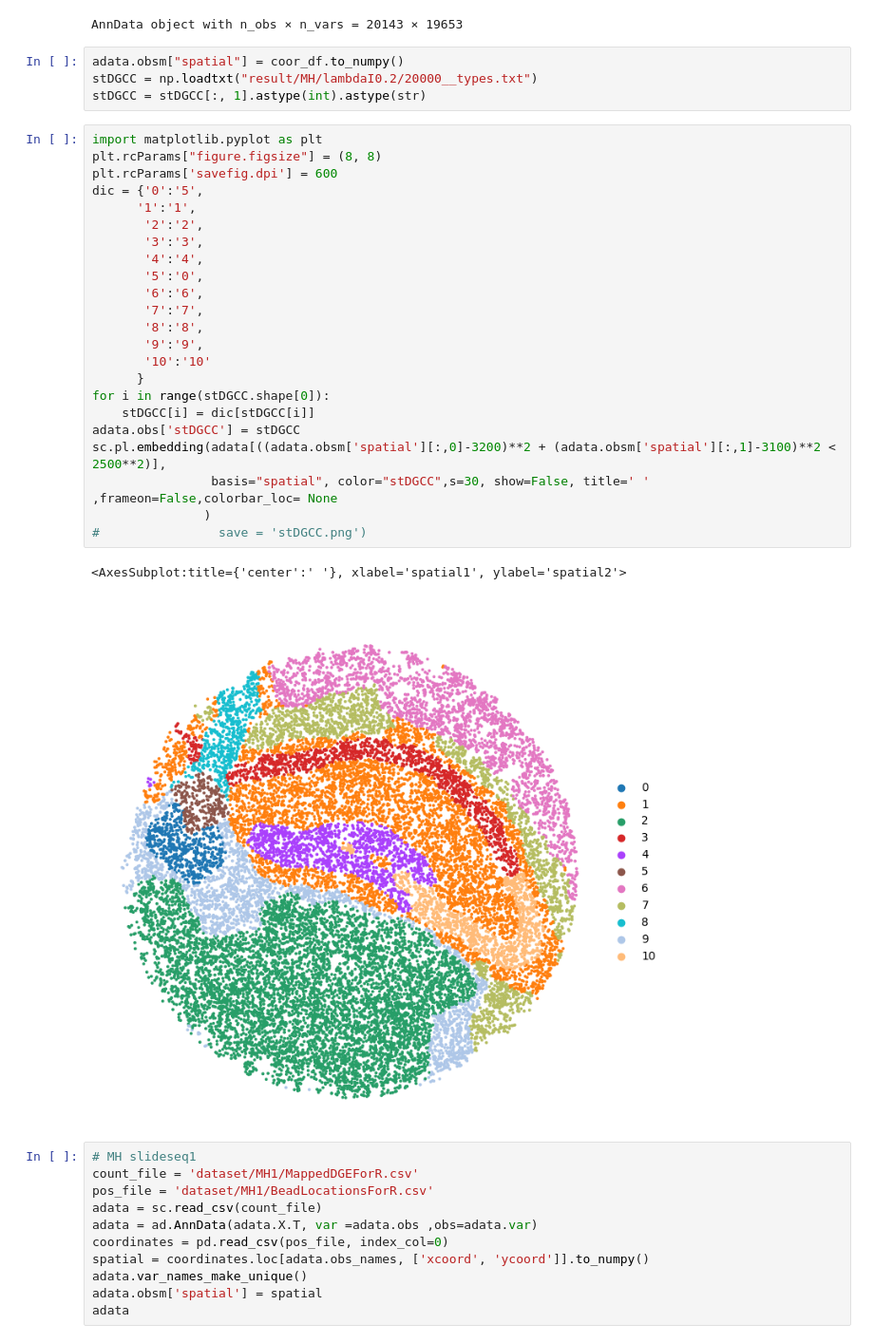
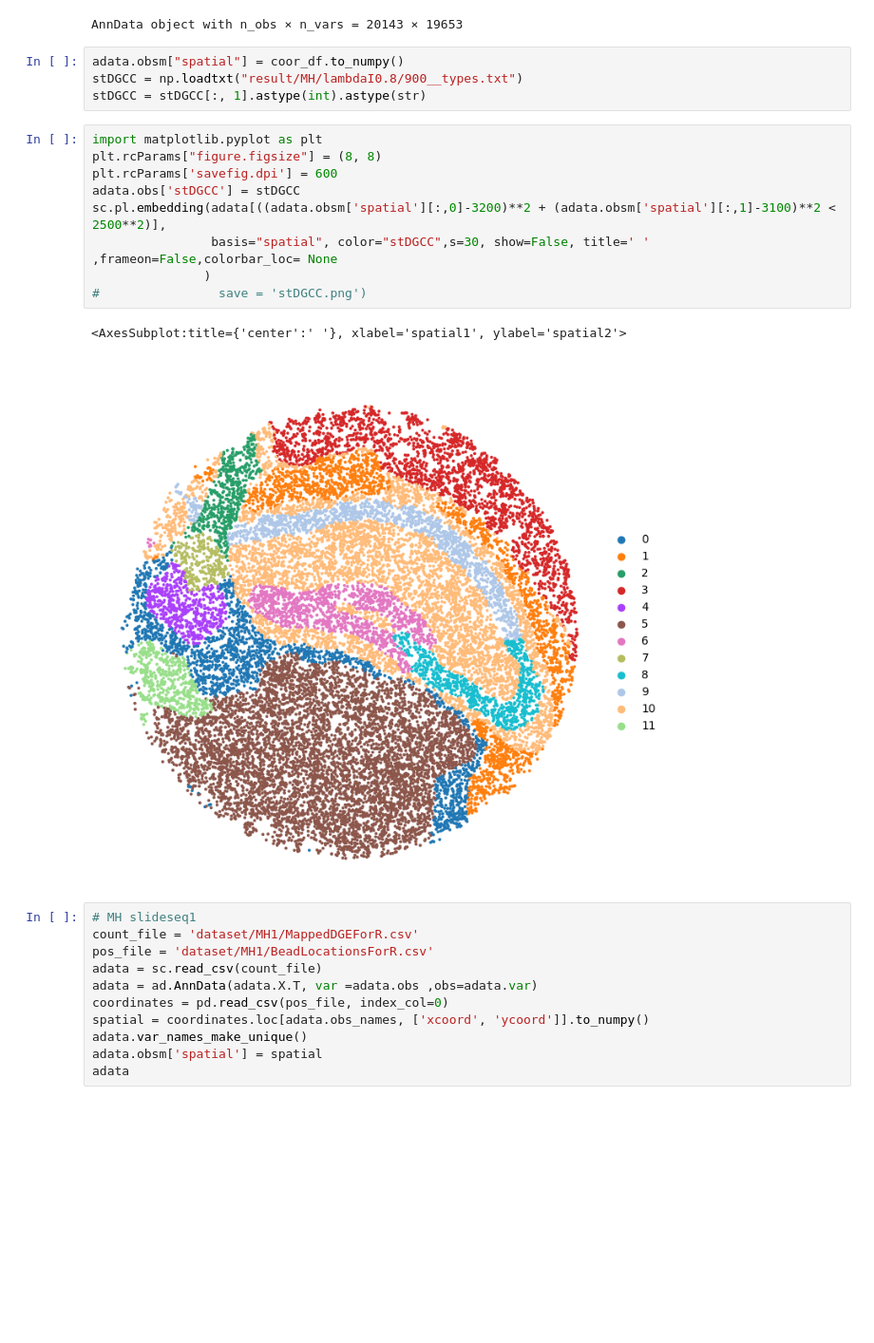
Before and after one commit to TimE9527/stDGCC, a Jupyter notebook: ARI&NMI.ipynb, the cells around one changed output. Shown at 95% size. Cells and saved outputs as stored; diff of their text form; blank space fills up the shorter version.

```diff
--- a/ARI&NMI.ipynb
+++ b/ARI&NMI.ipynb
@@ -48,34 +48,20 @@ adata
 AnnData object with n_obs × n_vars = 20143 × 19653
 # %%
 adata.obsm["spatial"] = coor_df.to_numpy()
-stDGCC = np.loadtxt("result/MH/lambdaI0.2/20000__types.txt")
+stDGCC = np.loadtxt("result/MH/lambdaI0.8/900__types.txt")
 stDGCC = stDGCC[:, 1].astype(int).astype(str)
 # %%
 import matplotlib.pyplot as plt
 plt.rcParams["figure.figsize"] = (8, 8)
 plt.rcParams['savefig.dpi'] = 600
-dic = {'0':'5',
-      '1':'1',
-       '2':'2',
-       '3':'3',
-       '4':'4',
-       '5':'0',
-       '6':'6',
-       '7':'7',
-       '8':'8',
-       '9':'9',
-       '10':'10'
-      }
-for i in range(stDGCC.shape[0]):
-    stDGCC[i] = dic[stDGCC[i]]
 adata.obs['stDGCC'] = stDGCC
 sc.pl.embedding(adata[((adata.obsm['spatial'][:,0]-3200)**2 + (adata.obsm['spatial'][:,1]-3100)**2 < 2500**2)],
                 basis="spatial", color="stDGCC",s=30, show=False, title=' ' ,frameon=False,colorbar_loc= None
                )
 #                save = 'stDGCC.png')
 # %% [output]
 <AxesSubplot:title={'center':' '}, xlabel='spatial1', ylabel='spatial2'>
-[figure, old version]
+[figure, new version]
 # %%
 # MH slideseq1
 count_file = 'dataset/MH1/MappedDGEForR.csv'
```
Also changed, not shown: parts of 2 cells of this notebook, 12 other files.
